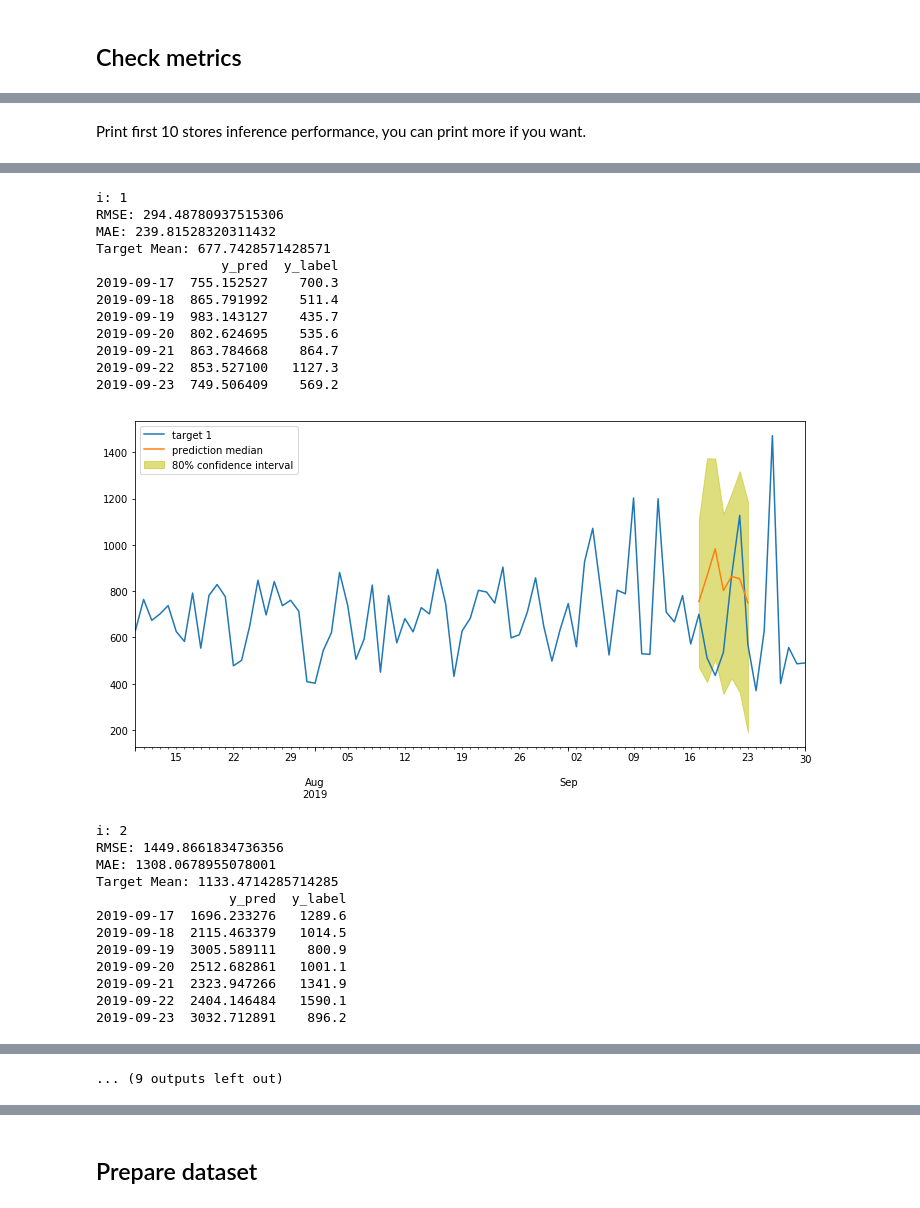
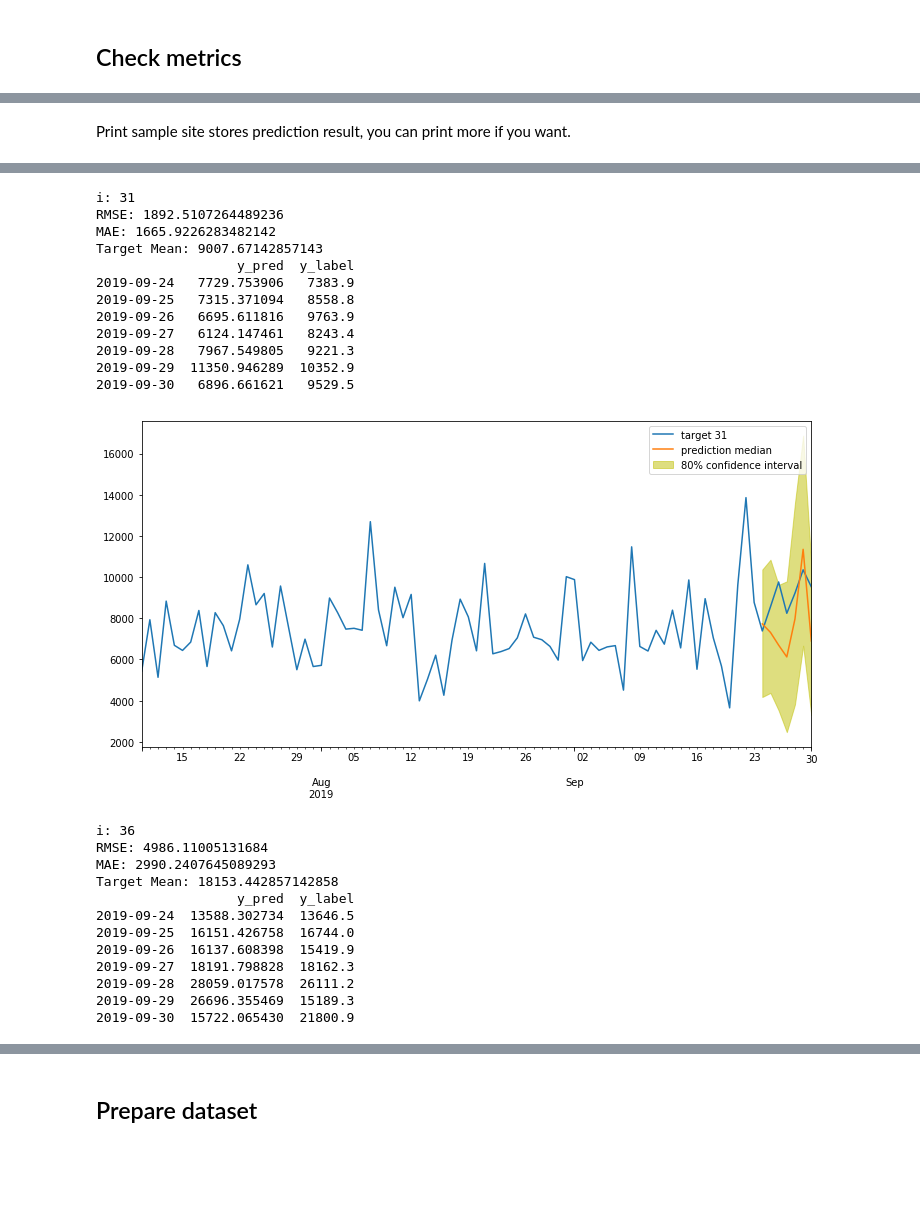
Before and after one commit to snowolf/lab_ts_forecast, a Jupyter notebook: DeepAR.ipynb, the cells around one changed output, grey strips where cells are left out. Drawn from its saved outputs; the diff is of its cells as text; code cells hidden in the pictures; blank space fills up the shorter version.

```diff
--- a/DeepAR.ipynb
+++ b/DeepAR.ipynb
@@ -37,8 +37,6 @@ import ipywidgets as widgets
 from ipywidgets import IntSlider, FloatSlider, Checkbox
 
 from decouple import config
-
-plt.style.use(config('plot_style'))
 # %%
 # set random seeds for reproducibility
 np.random.seed(42)
@@ -124,6 +122,8 @@ We specify here the portion of the data that is used for training: the model see
 start_dataset = pd.Timestamp(DATETIME_START_OF_TRAIN, freq=freq)
 end_training = pd.Timestamp(DATETIME_END_OF_TRAIN, freq=freq)
 end_test = pd.Timestamp(DATETIME_END_OF_TEST, freq=freq)
+start_predict = pd.Timestamp(DATETIME_START_OF_PREDICT, freq=freq)
+end_predict = pd.Timestamp(DATETIME_END_OF_PREDICT, freq=freq)
 # %% [markdown]
 The DeepAR JSON input format represents each time series as a JSON object. In the simplest case each time series just consists of a start time stamp (``start``) and a list of values (``target``). For more complex cases, DeepAR also supports the fields ``dynamic_feat`` for time-series features and ``cat`` for categorical features, which we will use  later.
 # %%
@@ -497,6 +499,6 @@ for i, ts_dict in enumerate(timeseries):
     if ts.shape[0] == 0:
         preds.append(None)
         continue
-    pred = predictor.predict(ts=ts[start_dataset:end_training], quantiles=quantiles)  # , dynamic_feat=dynamic_feat
+    pred = predictor.predict(ts=ts, quantiles=quantiles)
     preds.append(pred)
 # %% [output]
@@ -505,20 +507,30 @@ Wall time: 43.2 s
+# %%
+# Write predict result and label data into a csv for later use
+df = pd.DataFrame()
+for i in range(len(timeseries)):
+    y =  timeseries[i][start_predict:end_predict].fillna(0)
+    y_hat = preds[i]['0.5']
+    dd = pd.DataFrame({'store_id':i,'y_label': y, 'y_pred': y_hat})
+    df = pd.concat([df, dd])
+
+df.to_csv("data/deepar-predict-result.csv")
 # %% [markdown]
-Print first 10 stores inference performance, you can print more if you want.
+Print sample site stores prediction result, you can print more if you want.
 # %%
 %%time
 from sklearn import metrics
 
-def show_metrics(target_quantile='0.5', sample_sites):
+def show_metrics(sample_sites, target_quantile='0.5'):
     for i in sample_sites:  # TODO len(timeseries)
         if preds[i] is None:
             continue
 
-        s = timeseries[i][start_dataset:end_test-1].fillna(0)
+        s = timeseries[i].fillna(0)
 
         print("i:", i)
         p10 = preds[i]['0.1']
         p90 = preds[i]['0.9']
-        y_label =  timeseries[i][end_training+1:end_training+7].fillna(0)
+        y_label =  timeseries[i][start_predict:end_predict].fillna(0)
         y_pred = preds[i][target_quantile]
         if y_label.shape[0] != y_pred.shape[0]:
             continue
@@ -534,5 +546,5 @@ def show_metrics(target_quantile='0.5', sample_sites):
         plt.legend()
         plt.show()
 
-show_metrics(target_quantile='0.5', sample_sites)
+show_metrics(sample_sites, target_quantile='0.5')
 # %% [output]
@@ -552,25 +564,25 @@ Target Mean: 30.921428571428574
-i: 1
-RMSE: 294.48780937515306
-MAE: 239.81528320311432
-Target Mean: 677.7428571428571
-                y_pred  y_label
-2019-09-17  755.152527    700.3
-2019-09-18  865.791992    511.4
-2019-09-19  983.143127    435.7
-2019-09-20  802.624695    535.6
-2019-09-21  863.784668    864.7
-2019-09-22  853.527100   1127.3
-2019-09-23  749.506409    569.2
+i: 31
+RMSE: 1892.5107264489236
+MAE: 1665.9226283482142
+Target Mean: 9007.67142857143
+                  y_pred  y_label
+2019-09-24   7729.753906   7383.9
+2019-09-25   7315.371094   8558.8
+2019-09-26   6695.611816   9763.9
+2019-09-27   6124.147461   8243.4
+2019-09-28   7967.549805   9221.3
+2019-09-29  11350.946289  10352.9
+2019-09-30   6896.661621   9529.5
-[figure, old version]
+[figure, new version]
-i: 2
-RMSE: 1449.8661834736356
-MAE: 1308.0678955078001
-Target Mean: 1133.4714285714285
-                 y_pred  y_label
-2019-09-17  1696.233276   1289.6
-2019-09-18  2115.463379   1014.5
-2019-09-19  3005.589111    800.9
-2019-09-20  2512.682861   1001.1
-2019-09-21  2323.947266   1341.9
-2019-09-22  2404.146484   1590.1
-2019-09-23  3032.712891    896.2
+i: 36
+RMSE: 4986.11005131684
+MAE: 2990.2407645089293
+Target Mean: 18153.442857142858
+                  y_pred  y_label
+2019-09-24  13588.302734  13646.5
+2019-09-25  16151.426758  16744.0
+2019-09-26  16137.608398  15419.9
+2019-09-27  18191.798828  18162.3
+2019-09-28  28059.017578  26111.2
+2019-09-29  26696.355469  15189.3
+2019-09-30  15722.065430  21800.9
@@ -617,4 +605,3 @@ Target Mean: 698.1000000000001
-... (9 outputs left out)
 # %% [markdown]
 # Additional features
 
```
Also changed, not shown: parts of 31 cells of this notebook.
